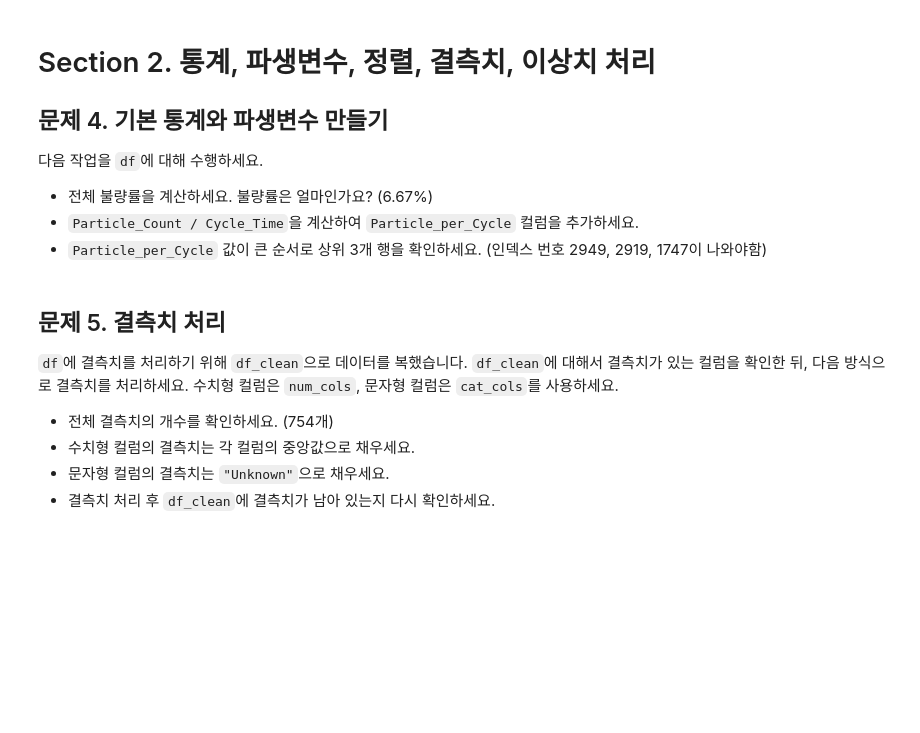
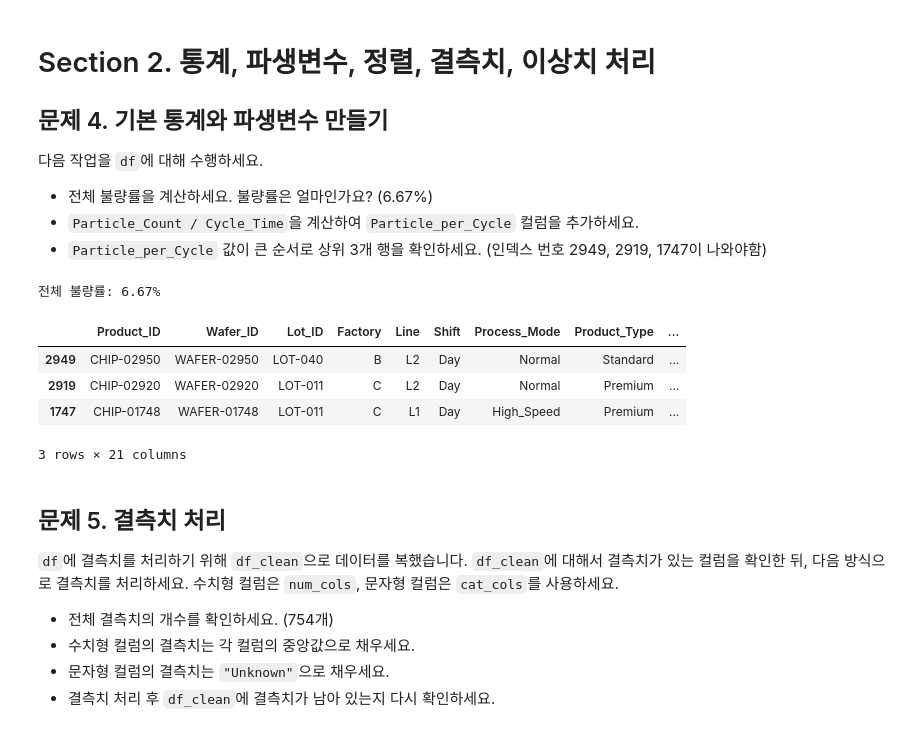
Before and after one commit to metamath1/py-dbhitek-5, a Jupyter notebook: 02.data-analysis/pandas/exercise/pandas_exercise.ipynb, the cells around one changed output. Drawn from its saved outputs; the diff is of its cells as text; code cells hidden in the pictures; blank space fills up the shorter version.

```diff
--- a/02.data-analysis/pandas/exercise/pandas_exercise.ipynb
+++ b/02.data-analysis/pandas/exercise/pandas_exercise.ipynb
@@ -153,6 +147,19 @@ defect_df.shape, c_premium_df.shape
 - 전체 불량률을 계산하세요. 불량률은 얼마인가요? (6.67%)
 - `Particle_Count / Cycle_Time`을 계산하여 `Particle_per_Cycle` 컬럼을 추가하세요.
 - `Particle_per_Cycle` 값이 큰 순서로 상위 3개 행을 확인하세요. (인덱스 번호 2949, 2919, 1747이 나와야함)
+# %%
+defect_rate = df["Defect"].mean()
+print(f"전체 불량률: {defect_rate:.2%}")
+
+df["Particle_per_Cycle"] = df["Particle_Count"] / df["Cycle_Time"]
+df.sort_values("Particle_per_Cycle", ascending=False).head(3)
+# %% [output]
+전체 불량률: 6.67%
+|  | Product_ID | Wafer_ID | Lot_ID | Factory | Line | Shift | Process_Mode | Product_Type | ... |
+| 2949 | CHIP-02950 | WAFER-02950 | LOT-040 | B | L2 | Day | Normal | Standard | ... |
+| 2919 | CHIP-02920 | WAFER-02920 | LOT-011 | C | L2 | Day | Normal | Premium | ... |
+| 1747 | CHIP-01748 | WAFER-01748 | LOT-011 | C | L1 | Day | High_Speed | Premium | ... |
+3 rows × 21 columns
 # %% [markdown]
 ## 문제 5. 결측치 처리
 
```
Also changed, not shown: parts of 27 cells of this notebook.
